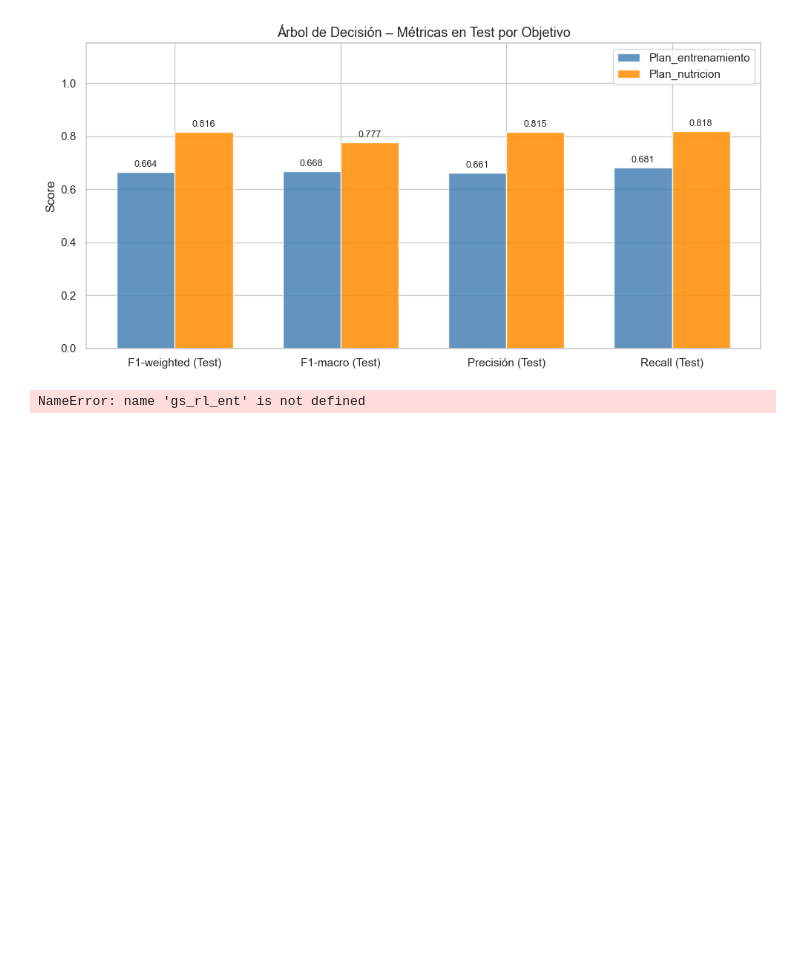
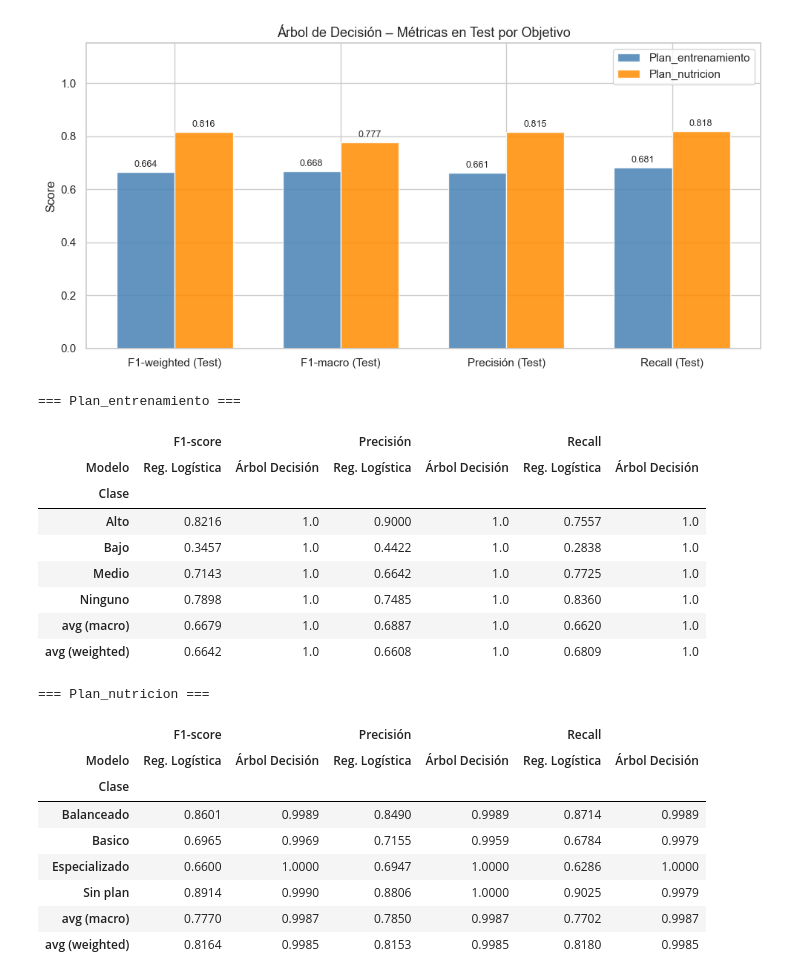
Before and after one commit to Castrux/Lab3Clasificacion, a Jupyter notebook: Lab3_Clasificacion.ipynb, the cells around one changed output. Drawn from its saved outputs; the diff is of its cells as text; code cells hidden in the pictures; blank space fills up the shorter version.

```diff
--- a/Lab3_Clasificacion.ipynb
+++ b/Lab3_Clasificacion.ipynb
@@ -1106,38 +1106,57 @@ def build_report_df(model, X_te, y_te, model_name, target_name):
 
 # Predicciones
 y_pred_rl_ent = gs_rl_ent.best_estimator_.predict(X_test)
-y_pred_dt_ent = gs_dt_ent.best_estimator_.predict(X_test)
+y_pred_dt_ent = gs_ent.best_estimator_.predict(X_test)
 y_pred_rl_nut = gs_rl_nut.best_estimator_.predict(X_test)
-y_pred_dt_nut = gs_dt_nut.best_estimator_.predict(X_test)
+y_pred_dt_nut = gs_nut.best_estimator_.predict(X_test)
 
 # Construir tablas por objetivo
 df_ent = pd.concat([
     build_report_df(gs_rl_ent.best_estimator_, X_test, y_ent_test, 'Reg. Logística', TARGET_ENT),
-    build_report_df(gs_dt_ent.best_estimator_, X_test, y_ent_test, 'Árbol Decisión', TARGET_ENT),
+    build_report_df(gs_ent.best_estimator_, X_test, y_ent_test, 'Árbol Decisión', TARGET_ENT),
 ], ignore_index=True)
 
 df_nut = pd.concat([
     build_report_df(gs_rl_nut.best_estimator_, X_test, y_nut_test, 'Reg. Logística', TARGET_NUT),
-    build_report_df(gs_dt_nut.best_estimator_, X_test, y_nut_test, 'Árbol Decisión', TARGET_NUT),
+    build_report_df(gs_nut.best_estimator_, X_test, y_nut_test, 'Árbol Decisión', TARGET_NUT),
 ], ignore_index=True)
 
 df_all = pd.concat([df_ent, df_nut], ignore_index=True)
 
 print("=== Plan_entrenamiento ===")
 pivot_ent = (df_ent
     .pivot_table(index='Clase', columns='Modelo',
                  values=['Precisión', 'Recall', 'F1-score'])
     .round(4))
 display(pivot_ent)
 
 print("\n=== Plan_nutricion ===")
 pivot_nut = (df_nut
     .pivot_table(index='Clase', columns='Modelo',
                  values=['Precisión', 'Recall', 'F1-score'])
     .round(4))
 display(pivot_nut)
 # %% [output]
-NameError: name 'gs_rl_ent' is not defined
+=== Plan_entrenamiento ===
+|  | F1-score |  | Precisión |  | Recall |  |
+| Modelo | Reg. Logística | Árbol Decisión | Reg. Logística | Árbol Decisión | Reg. Logística | Árbol Decisión |
+| Clase |  |  |  |  |  |  |
+| Alto | 0.8216 | 1.0 | 0.9000 | 1.0 | 0.7557 | 1.0 |
+| Bajo | 0.3457 | 1.0 | 0.4422 | 1.0 | 0.2838 | 1.0 |
+| Medio | 0.7143 | 1.0 | 0.6642 | 1.0 | 0.7725 | 1.0 |
+| Ninguno | 0.7898 | 1.0 | 0.7485 | 1.0 | 0.8360 | 1.0 |
+| avg (macro) | 0.6679 | 1.0 | 0.6887 | 1.0 | 0.6620 | 1.0 |
+| avg (weighted) | 0.6642 | 1.0 | 0.6608 | 1.0 | 0.6809 | 1.0 |
+=== Plan_nutricion ===
+|  | F1-score |  | Precisión |  | Recall |  |
+| Modelo | Reg. Logística | Árbol Decisión | Reg. Logística | Árbol Decisión | Reg. Logística | Árbol Decisión |
+| Clase |  |  |  |  |  |  |
+| Balanceado | 0.8601 | 0.9989 | 0.8490 | 0.9989 | 0.8714 | 0.9989 |
+| Basico | 0.6965 | 0.9969 | 0.7155 | 0.9959 | 0.6784 | 0.9979 |
+| Especializado | 0.6600 | 1.0000 | 0.6947 | 1.0000 | 0.6286 | 1.0000 |
+| Sin plan | 0.8914 | 0.9990 | 0.8806 | 1.0000 | 0.9025 | 0.9979 |
+| avg (macro) | 0.7770 | 0.9987 | 0.7850 | 0.9987 | 0.7702 | 0.9987 |
+| avg (weighted) | 0.8164 | 0.9985 | 0.8153 | 0.9985 | 0.8180 | 0.9985 |
 # %%
 def plot_comparison(df_obj, target_name, ax_row, metrics=('Precisión', 'Recall', 'F1-score')):
     """
```
Also changed, not shown: parts of 8 cells of this notebook.
